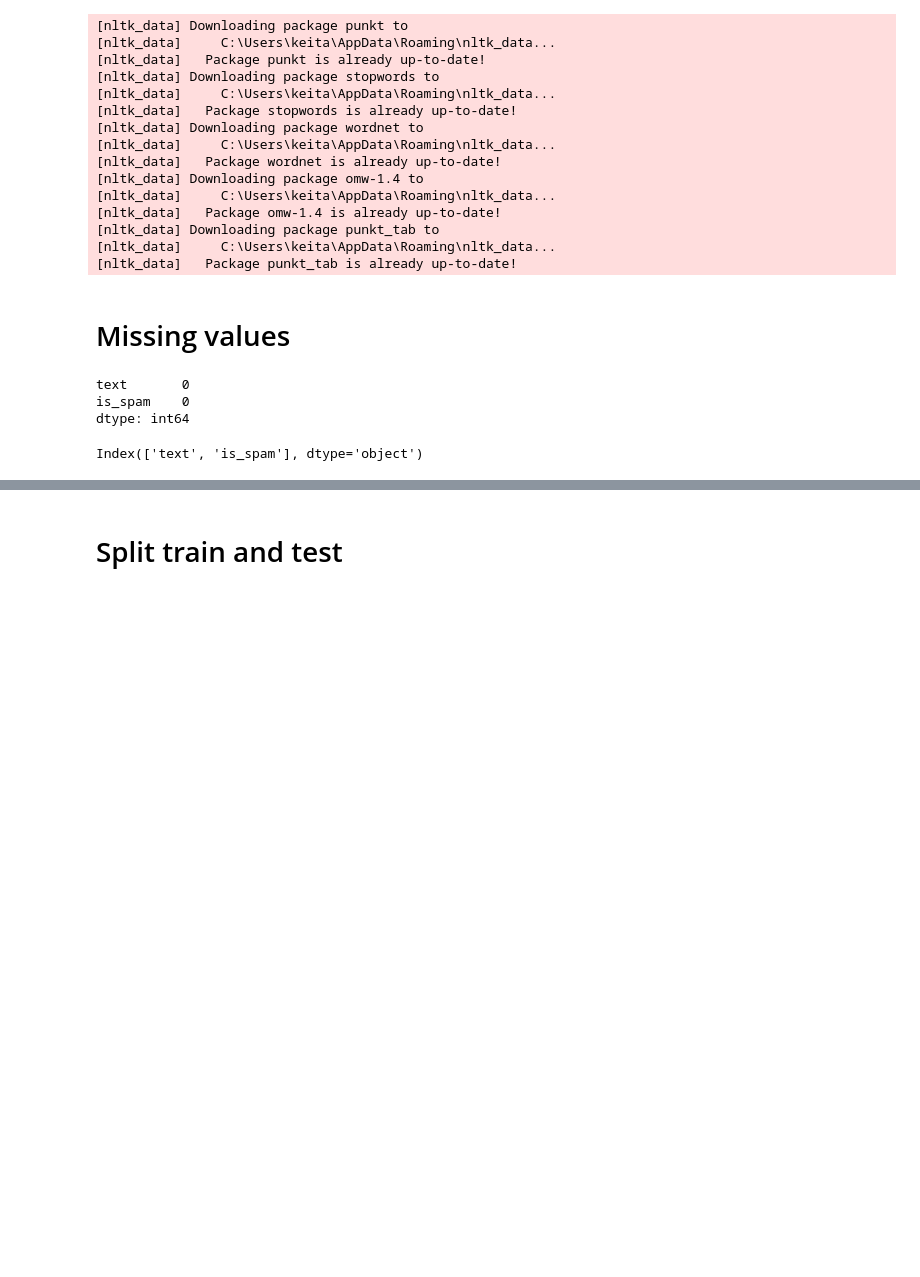
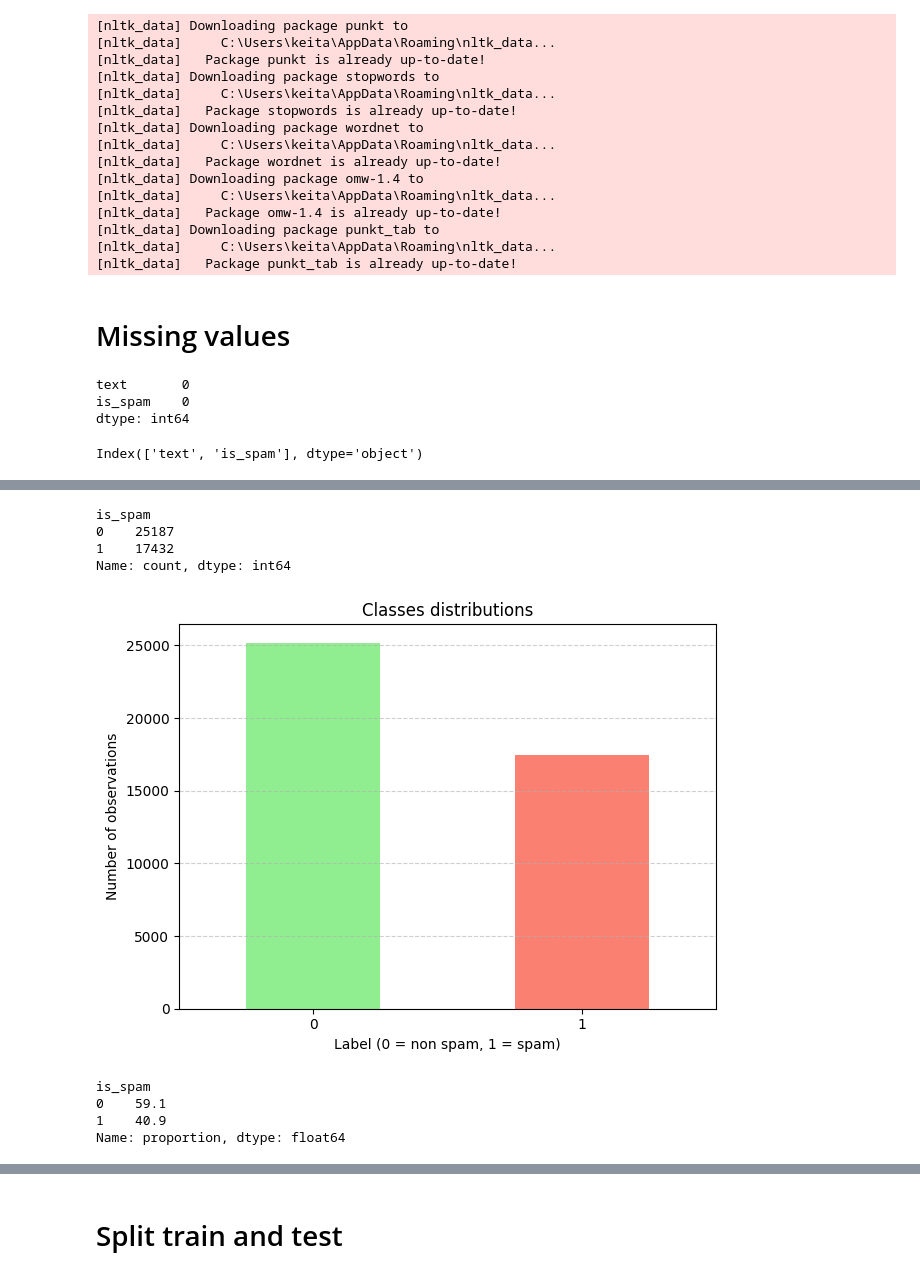
Before and after one commit to keitaVigano/tm4spam, a Jupyter notebook: notebooks/preprocessing.ipynb, the cells around one changed output, grey strips where cells are left out. Cells and saved outputs as stored; diff of their text form; code cells hidden in the pictures; blank space fills up the shorter version.

```diff
--- a/notebooks/preprocessing.ipynb
+++ b/notebooks/preprocessing.ipynb
@@ -46,0 +49,4 @@ Index(['text', 'is_spam'], dtype='object')
+# %%
+print("Text length distribution:")
+df['text_length'] = df['text'].apply(lambda x: len(str(x)))
+df['text_length'].describe()
@@ -46,0 +64,27 @@ Index(['text', 'is_spam'], dtype='object')
+# %%
+label_counts = df["is_spam"].value_counts()
+
+print(label_counts)
+
+label_counts.plot(kind="bar", color=["lightgreen", "salmon"])
+plt.xticks(rotation=0)
+plt.title("Classes distributions")
+plt.xlabel("Label (0 = non spam, 1 = spam)")
+plt.ylabel("Number of observations")
+plt.grid(axis="y", linestyle="--", alpha=0.6)
+plt.tight_layout()
+plt.show()
+# %% [output]
+is_spam
+0    25187
+1    17432
+Name: count, dtype: int64
+[figure, added]
+# %%
+proportions = df["is_spam"].value_counts(normalize=True) * 100
+proportions.round(2)
+# %% [output]
+is_spam
+0    59.1
+1    40.9
+Name: proportion, dtype: float64
```
Also changed, not shown: parts of 12 cells of this notebook, 3 other files.
